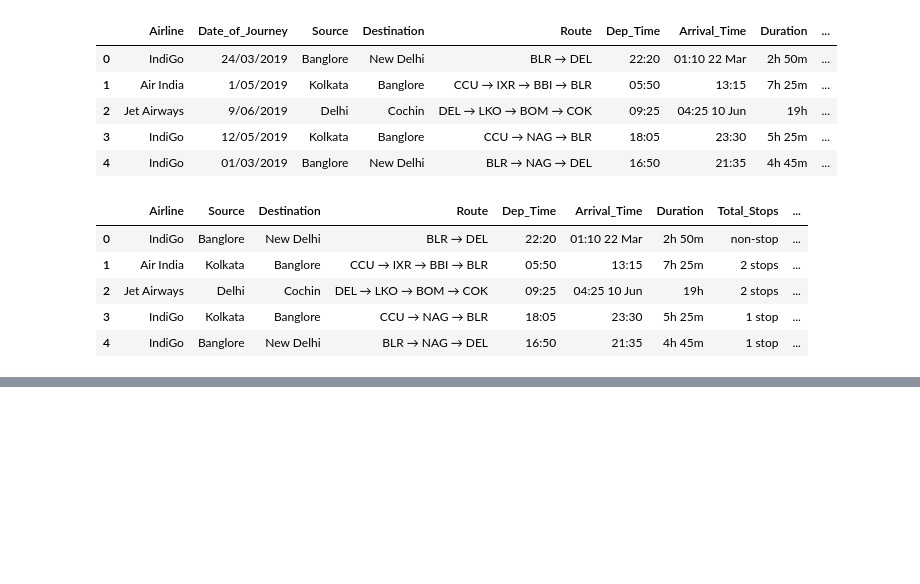
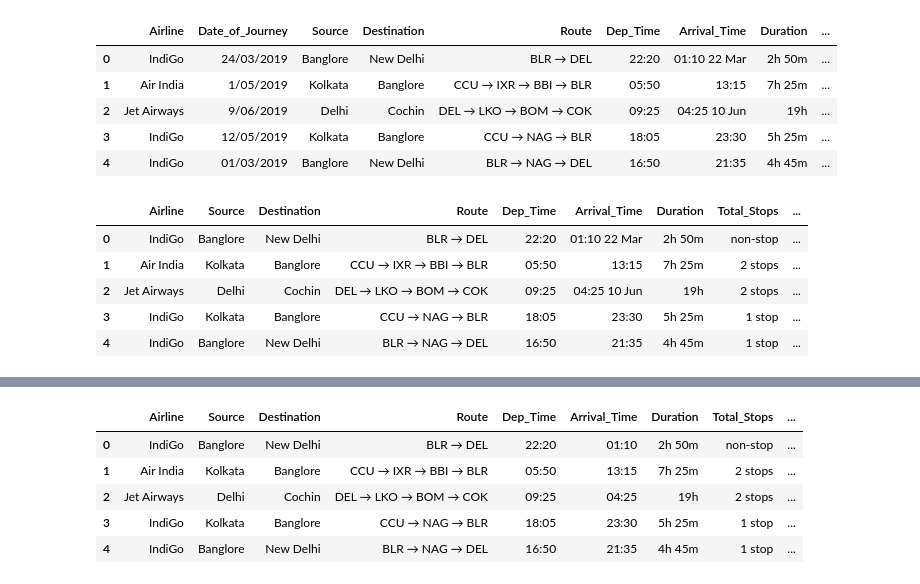
Before and after one commit to isatyamks/Flight-Ticket-Price-Predictor-Model, a Jupyter notebook: model.ipynb, the cells around one changed output, grey strips where cells are left out. Cells and saved outputs as stored; diff of their text form; code cells hidden in the pictures; blank space fills up the shorter version.

```diff
--- a/model.ipynb
+++ b/model.ipynb
@@ -111,3 +111,5 @@ big_df.head()
 | 2 | Jet Airways | Delhi | Cochin | DEL → LKO → BOM → COK | 09:25 | 04:25 10 Jun | 19h | 2 stops | ... |
 | 3 | IndiGo | Kolkata | Banglore | CCU → NAG → BLR | 18:05 | 23:30 | 5h 25m | 1 stop | ... |
 | 4 | IndiGo | Banglore | New Delhi | BLR → NAG → DEL | 16:50 | 21:35 | 4h 45m | 1 stop | ... |
+# %%
+big_df['Date'] = big_df['Date'].astype(int)
@@ -113,0 +125,4 @@ big_df.head()
+# %%
+big_df['Month'] = big_df['Month'].astype(int)
+# %%
+big_df['Year'] = big_df['Year'].astype(int)
@@ -113,0 +146,11 @@ big_df.head()
+# %%
+big_df['Arrival_Time'] = big_df['Arrival_Time'].str.split(' ').str[0]
+# %%
+big_df.head()
+# %% [output]
+|  | Airline | Source | Destination | Route | Dep_Time | Arrival_Time | Duration | Total_Stops | ... |
+| 0 | IndiGo | Banglore | New Delhi | BLR → DEL | 22:20 | 01:10 | 2h 50m | non-stop | ... |
+| 1 | Air India | Kolkata | Banglore | CCU → IXR → BBI → BLR | 05:50 | 13:15 | 7h 25m | 2 stops | ... |
+| 2 | Jet Airways | Delhi | Cochin | DEL → LKO → BOM → COK | 09:25 | 04:25 | 19h | 2 stops | ... |
+| 3 | IndiGo | Kolkata | Banglore | CCU → NAG → BLR | 18:05 | 23:30 | 5h 25m | 1 stop | ... |
+| 4 | IndiGo | Banglore | New Delhi | BLR → NAG → DEL | 16:50 | 21:35 | 4h 45m | 1 stop | ... |
```
Also changed, not shown: parts of 2 cells of this notebook.
